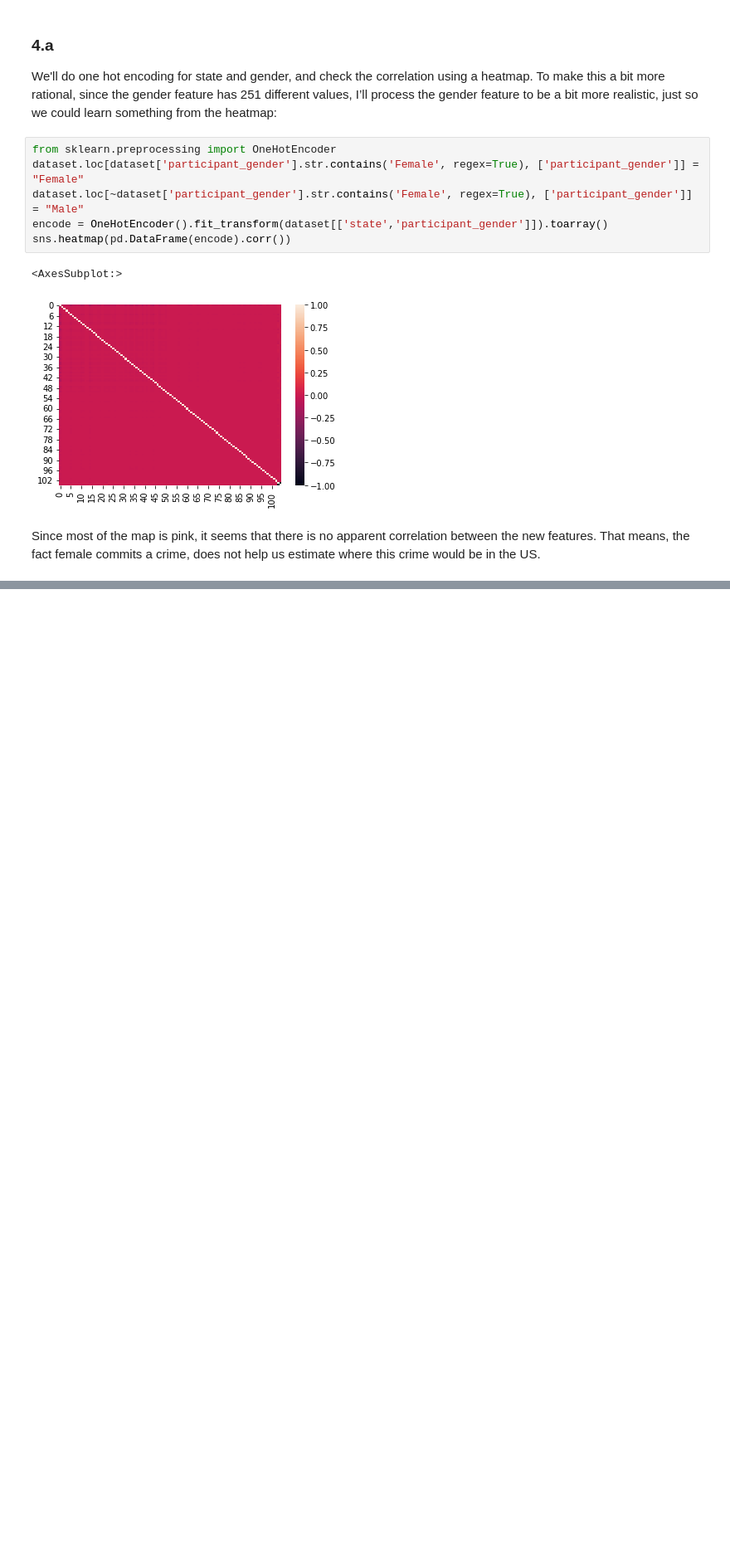
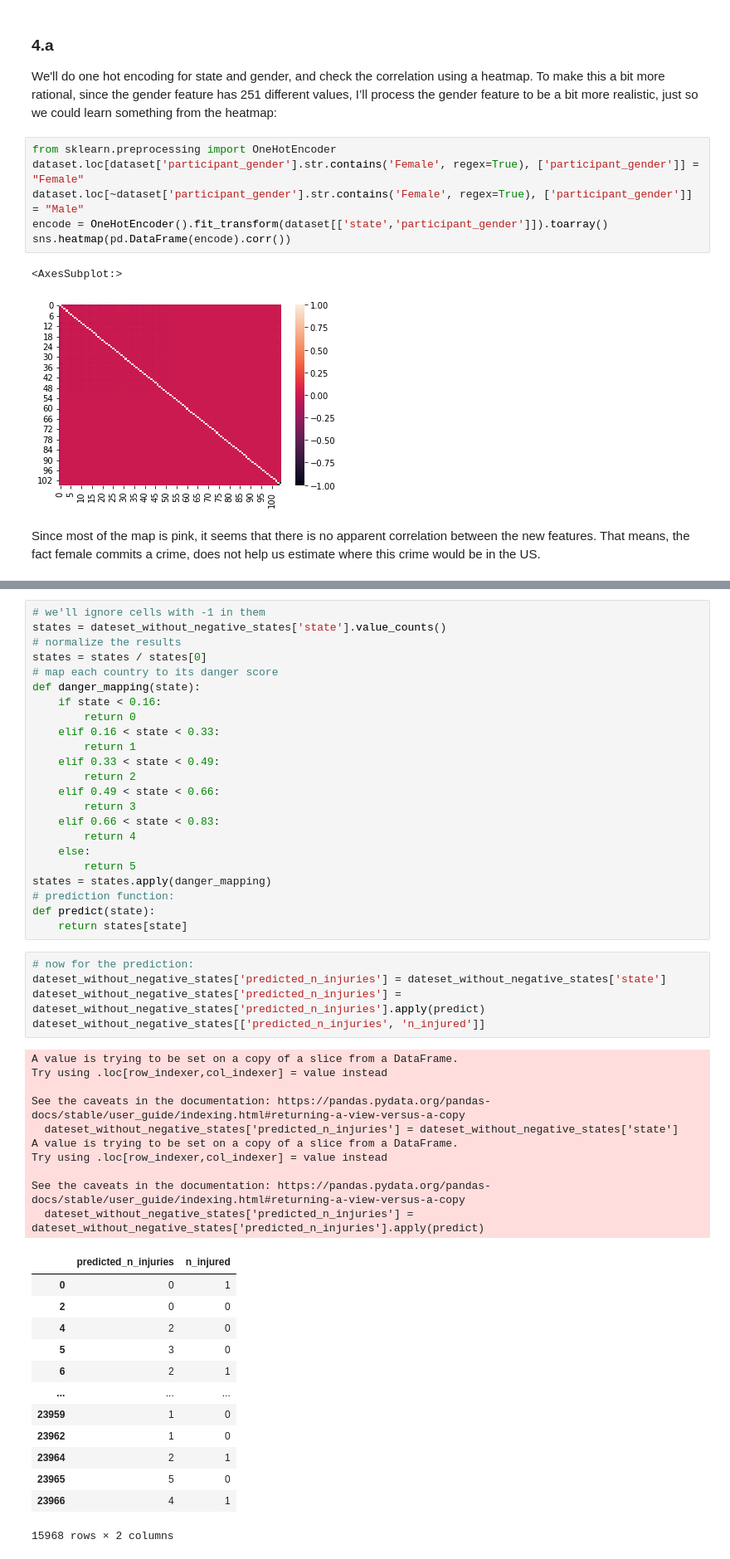
Before and after one commit to razbareli/Applied-Competitive-Lab-in-Data-Science-67818, a Jupyter notebook: week1/sol1.ipynb, the cells around one changed output, grey strips where cells are left out. Shown: that part at 83% size. Cells and saved outputs as stored; diff of their text form; blank space fills up the shorter version.

```diff
--- a/week1/sol1.ipynb
+++ b/week1/sol1.ipynb
@@ -177,0 +183,52 @@ Since most of the map is pink, it seems that there is no apparent correlation be
+# %%
+# we'll ignore cells with -1 in them
+states = dateset_without_negative_states['state'].value_counts()
+# normalize the results
+states = states / states[0]
+# map each country to its danger score
+def danger_mapping(state):
+    if state < 0.16:
+        return 0
+    elif 0.16 < state < 0.33:
+        return 1
+    elif 0.33 < state < 0.49:
+        return 2
+    elif 0.49 < state < 0.66:
+        return 3
+    elif 0.66 < state < 0.83:
+        return 4
+    else:
+        return 5
+states = states.apply(danger_mapping)
+# prediction function:
+def predict(state):
+    return states[state]
+# %%
+# now for the prediction:
+dateset_without_negative_states['predicted_n_injuries'] = dateset_without_negative_states['state']
+dateset_without_negative_states['predicted_n_injuries'] = dateset_without_negative_states['predicted_n_injuries'].apply(predict)
+dateset_without_negative_states[['predicted_n_injuries', 'n_injured']]
+# %% [output]
+A value is trying to be set on a copy of a slice from a DataFrame.
+Try using .loc[row_indexer,col_indexer] = value instead
+
+See the caveats in the documentation: https://pandas.pydata.org/pandas-docs/stable/user_guide/indexing.html#returning-a-view-versus-a-copy
+  dateset_without_negative_states['predicted_n_injuries'] = dateset_without_negative_states['state']
+A value is trying to be set on a copy of a slice from a DataFrame.
+Try using .loc[row_indexer,col_indexer] = value instead
+
+See the caveats in the documentation: https://pandas.pydata.org/pandas-docs/stable/user_guide/indexing.html#returning-a-view-versus-a-copy
+  dateset_without_negative_states['predicted_n_injuries'] = dateset_without_negative_states['predicted_n_injuries'].apply(predict)
+|  | predicted_n_injuries | n_injured |
+| 0 | 0 | 1 |
+| 2 | 0 | 0 |
+| 4 | 2 | 0 |
+| 5 | 3 | 0 |
+| 6 | 2 | 1 |
+| ... | ... | ... |
+| 23959 | 1 | 0 |
+| 23962 | 1 | 0 |
+| 23964 | 2 | 1 |
+| 23965 | 5 | 0 |
+| 23966 | 4 | 1 |
+15968 rows × 2 columns
```
Also changed, not shown: parts of 4 cells of this notebook.
